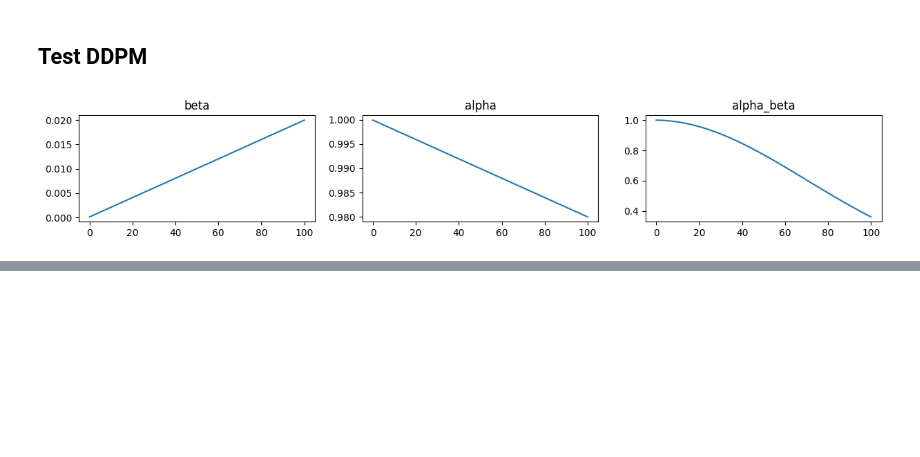
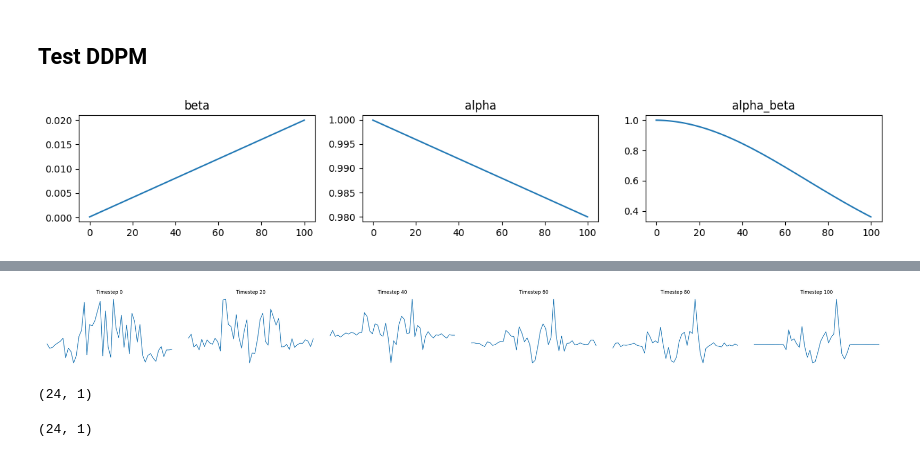
Before and after one commit to capstone-fudn-2025/diffusion-timeseries, a Jupyter notebook: main.ipynb, the cells around one changed output, grey strips where cells are left out. Saved outputs shown, nothing was run; the diff lists cells and outputs as text; code cells hidden in the pictures; blank space fills up the shorter version.

```diff
--- a/main.ipynb
+++ b/main.ipynb
@@ -66,0 +139,16 @@ schedulers.visualize_trace_samples()
+# %%
+schedulers.visualize_trace_samples()
+# %% [output]
+[figure, added]
+# %%
+missing_start = (dataset.data.missing_indices[0] + dataset.data.missing_indices[1]) // 2 - (config.missing_size // 2)
+original = dataset.data.processed_dataset[missing_start:missing_start + config.missing_size].values
+original.shape
+# %% [output]
+(24, 1)
+# %%
+missing_start_2 = config.window_size // 2 - config.missing_size // 2
+predicted = output[:, :, missing_start_2:missing_start_2 + config.missing_size].detach().cpu().numpy().reshape(-1, 1)
+predicted.shape
+# %% [output]
+(24, 1)
```
Also changed, not shown: parts of 21 cells of this notebook, 19 other files.
